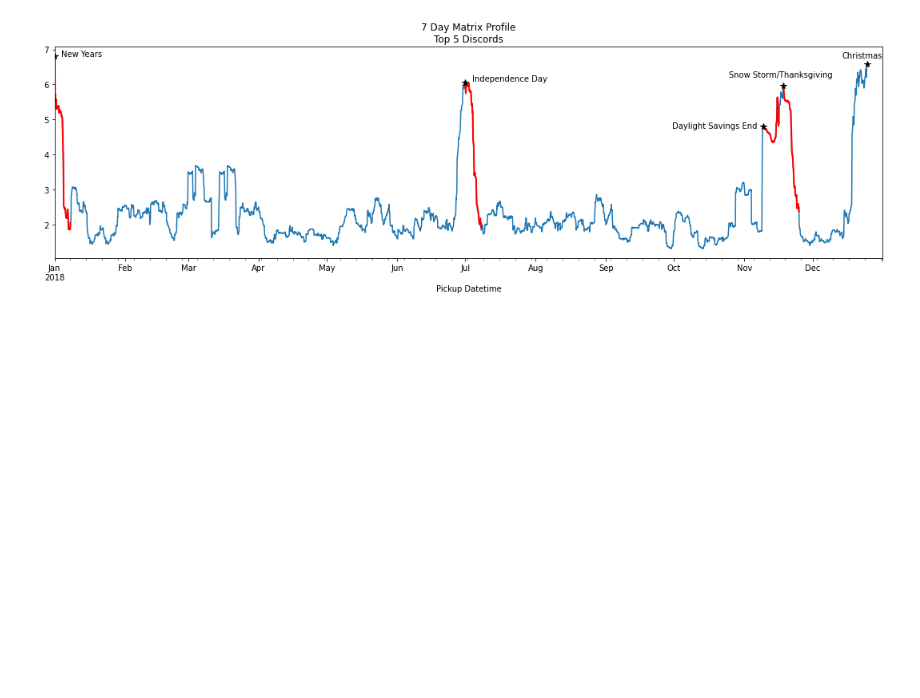
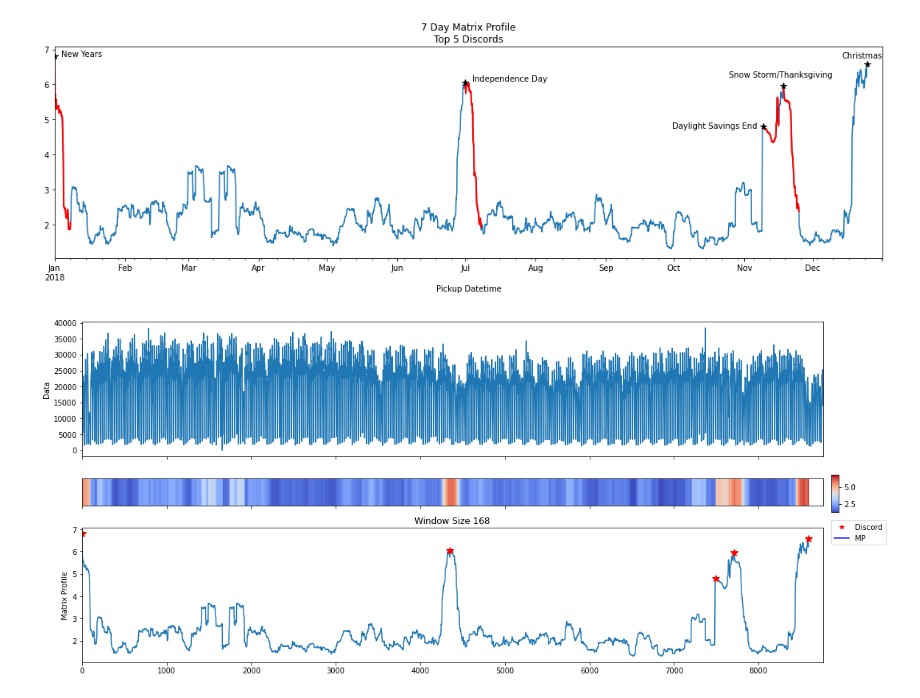
Before and after one commit to Sagar-modelling/Motif_Discord, a Jupyter notebook: Matrix_Profile.ipynb, the cells around one changed output. Drawn from its saved outputs; the diff is of its cells as text; code cells hidden in the pictures; blank space fills up the shorter version.

```diff
--- a/Matrix_Profile.ipynb
+++ b/Matrix_Profile.ipynb
@@ -228,3 +228,9 @@ plt.tight_layout()
 plt.show()
 # %% [output]
 [figure]
+# %%
+from matrixprofile.visualize import plot_discords_mp
+plot_discords_mp(profile)
+plt.show()
+# %% [output]
+[figure, added]
```
